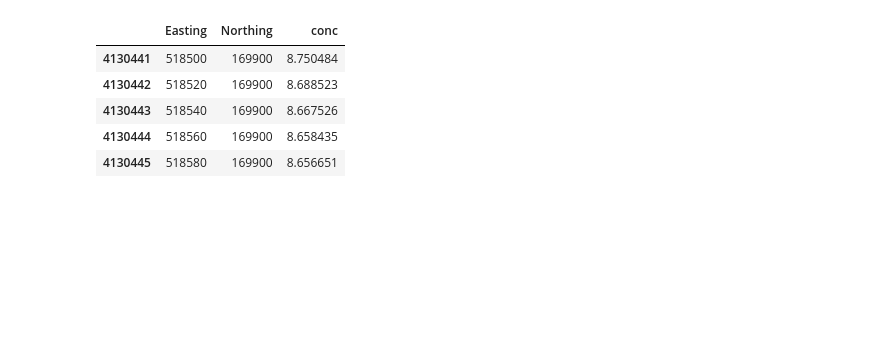
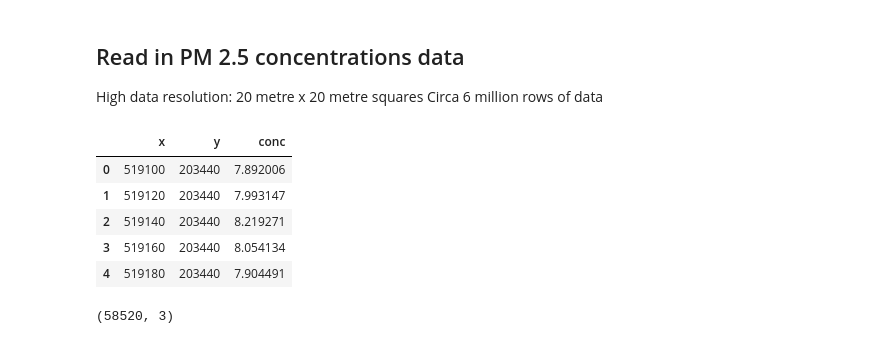
Before and after one commit to andrewsivanesan/London-air-quality, a Jupyter notebook: LondonPM2_5Emissions_TopPercentile.ipynb, the cells around one changed output. Cells and saved outputs as stored; diff of their text form; code cells hidden in the pictures; blank space fills up the shorter version.

```diff
--- a/LondonPM2_5Emissions_TopPercentile.ipynb
+++ b/LondonPM2_5Emissions_TopPercentile.ipynb
@@ -17,11 +23,29 @@ df = pd.read_csv(fname_pm2_5_conc)
+# %% [markdown]
+## Read in PM 2.5 concentrations data
+
+High data resolution: 20 metre x 20 metre squares
+Circa 6 million rows of data
+# %%
+chunks = range(1, 12)
+
+# read in first chunk
+df = pd.read_csv("LAEI2022_V1_PM25_chunk_0.csv")
+
+# append remaining chunks
+for c in chunks:
+    add_df = pd.read_csv(f"LAEI2022_V1_PM25_chunk_{c}.csv")
+    df = pd.concat([df, add_df])
+# %% [output]
+|  | x | y | conc |
+| 0 | 519100 | 203440 | 7.892006 |
+| 1 | 519120 | 203440 | 7.993147 |
+| 2 | 519140 | 203440 | 8.219271 |
+| 3 | 519160 | 203440 | 8.054134 |
+| 4 | 519180 | 203440 | 7.904491 |
 # %%
 df = df.rename(columns={"x": "Easting", "y": "Northing"})
-# %% [output]
-|  | Easting | Northing | conc |
-| 4130441 | 518500 | 169900 | 8.750484 |
-| 4130442 | 518520 | 169900 | 8.688523 |
-| 4130443 | 518540 | 169900 | 8.667526 |
-| 4130444 | 518560 | 169900 | 8.658435 |
-| 4130445 | 518580 | 169900 | 8.656651 |
 # %%
-percentile_90 = df[df["conc"] > np.percentile(df["conc"], 90)]
+# even this dataset of extreme values contains circa 59,000 rows and has lots of outliers
+percentile_99 = df[df["conc"] > np.percentile(df["conc"], 99)]
+# %% [output]
+(58520, 3)
```
Also changed, not shown: parts of 14 cells of this notebook.
